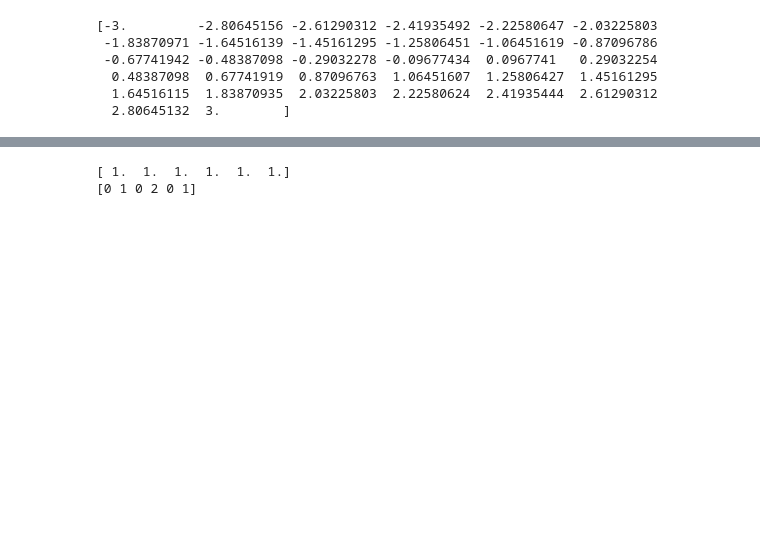
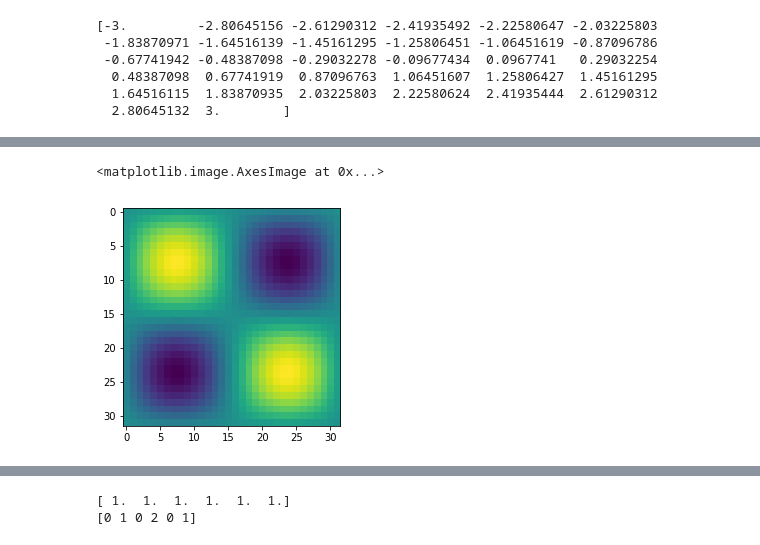
Before and after one commit to stayrascal/ml-fifth-division, a Jupyter notebook: notebooks/example/tf_basic.ipynb, the cells around one changed output, grey strips where cells are left out. Drawn from its saved outputs; the diff is of its cells as text; code cells hidden in the pictures; blank space fills up the shorter version.

```diff
--- a/notebooks/example/tf_basic.ipynb
+++ b/notebooks/example/tf_basic.ipynb
@@ -32,0 +44,7 @@ z = (tf.exp(tf.negative(tf.pow(x - mean, 2.0) /
+# %%
+x = tf.sin(tf.linspace(-3.0, 3.0, n_values))
+y = tf.matmul(tf.reshape(x, [n_values, 1]), tf.reshape(x, [1, n_values]))
+plt.imshow(y.eval())
+# %% [output]
+<matplotlib.image.AxesImage at 0x...>
+[figure, added]
```
Also changed, not shown: parts of 19 cells of this notebook.
